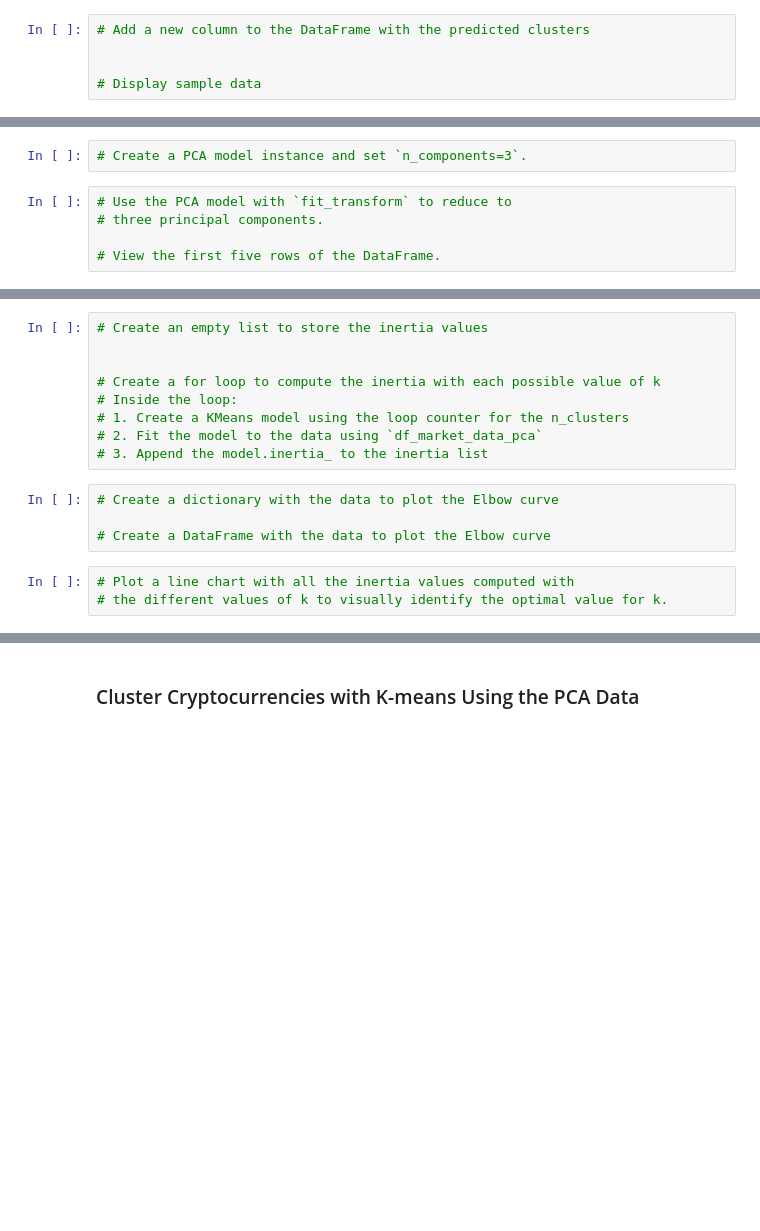
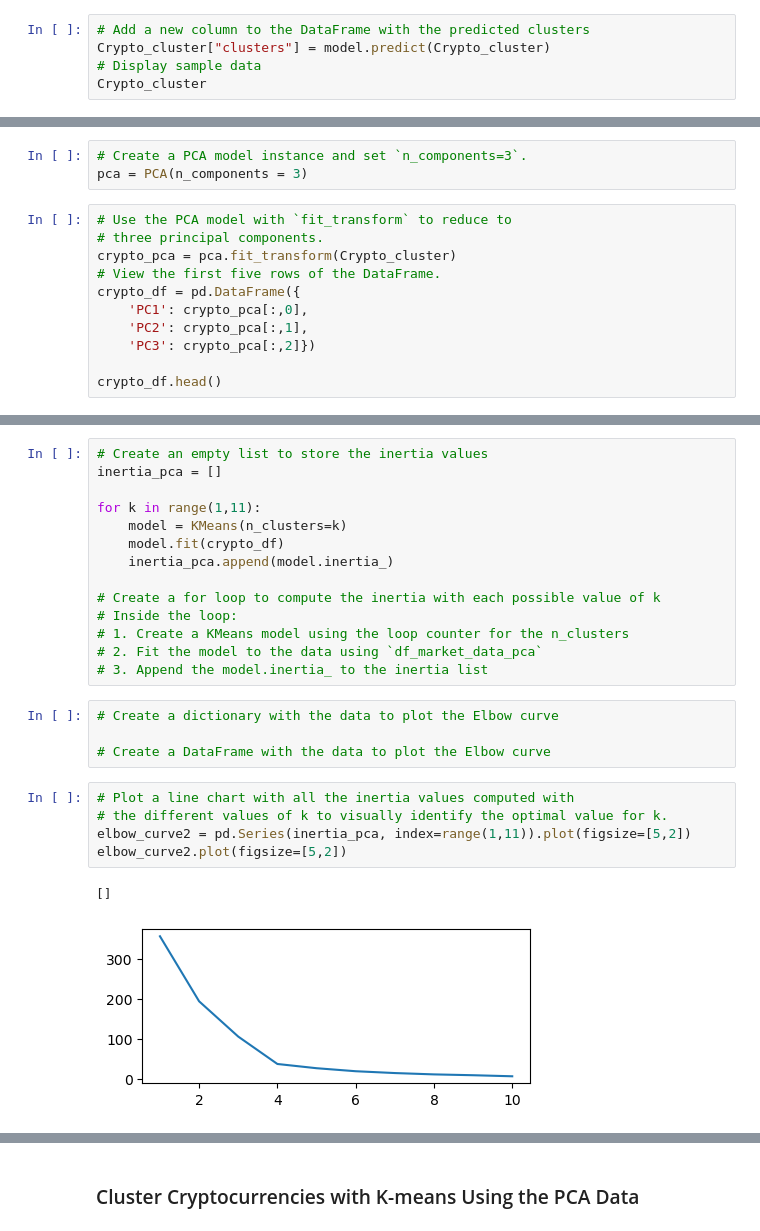
Before and after one commit to adrianfraile95/Crypto_Clustering, a Jupyter notebook: Crypto_Clustering.ipynb, the cells around one changed output, grey strips where cells are left out. Saved outputs shown, nothing was run; the diff lists cells and outputs as text; blank space fills up the shorter version.

```diff
--- a/Crypto_Clustering.ipynb
+++ b/Crypto_Clustering.ipynb
@@ -153,5 +186,5 @@ crypto_scaled
 # %%
 # Add a new column to the DataFrame with the predicted clusters
-
-
+Crypto_cluster["clusters"] = model.predict(Crypto_cluster)
 # Display sample data
+Crypto_cluster
@@ -167,8 +222,15 @@ crypto_scaled
 ### Optimize Clusters with Principal Component Analysis.
 # %%
 # Create a PCA model instance and set `n_components=3`.
+pca = PCA(n_components = 3)
 # %%
 # Use the PCA model with `fit_transform` to reduce to
 # three principal components.
+crypto_pca = pca.fit_transform(Crypto_cluster)
+# View the first five rows of the DataFrame.
+crypto_df = pd.DataFrame({
+    'PC1': crypto_pca[:,0],
+    'PC2': crypto_pca[:,1],
+    'PC3': crypto_pca[:,2]})
 
-# View the first five rows of the DataFrame.
+crypto_df.head()
@@ -202,6 +296,11 @@ crypto_scaled
 # %%
 # Create an empty list to store the inertia values
+inertia_pca = []
 
+for k in range(1,11):
+    model = KMeans(n_clusters=k)
+    model.fit(crypto_df)
+    inertia_pca.append(model.inertia_)
 
 # Create a for loop to compute the inertia with each possible value of k
 # Inside the loop:
@@ -215,6 +314,11 @@ crypto_scaled
 # %%
 # Plot a line chart with all the inertia values computed with
 # the different values of k to visually identify the optimal value for k.
+elbow_curve2 = pd.Series(inertia_pca, index=range(1,11)).plot(figsize=[5,2])
+elbow_curve2.plot(figsize=[5,2])
+# %% [output]
+[]
+[figure, added]
 # %% [markdown]
 #### Answer the following questions:
 
```
Also changed, not shown: parts of 26 cells of this notebook.
